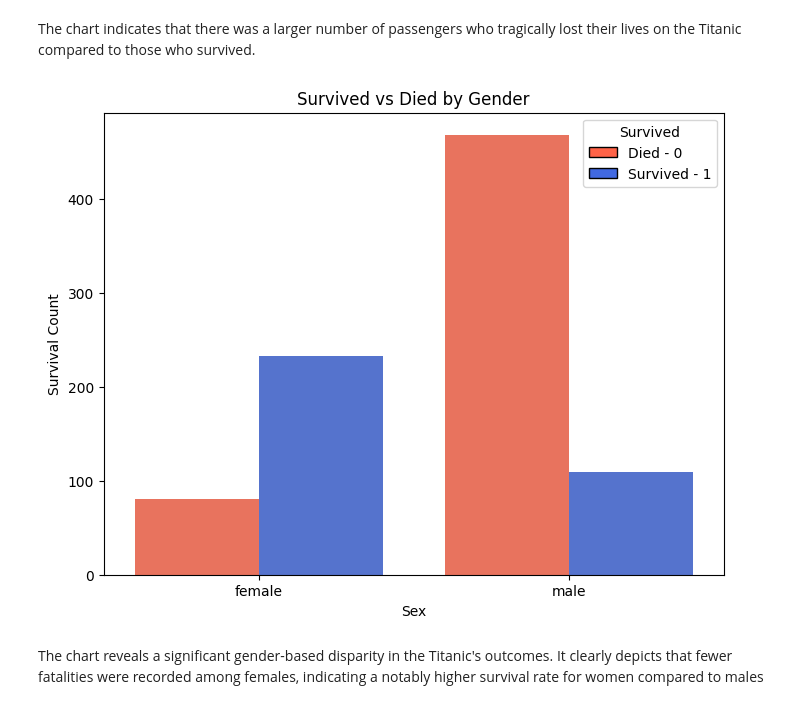
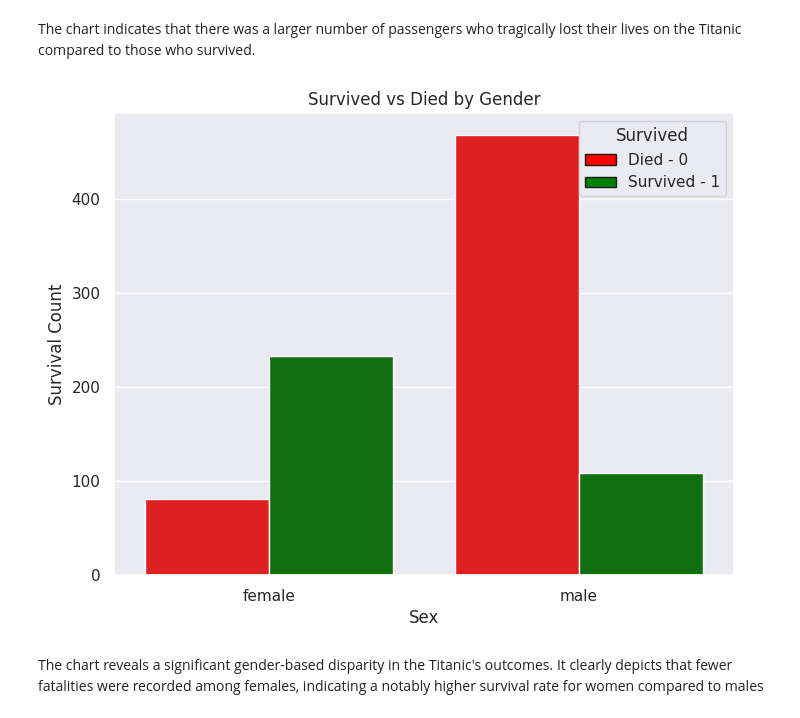
Before and after one commit to harrisonacha/SQLProjectHub, a Jupyter notebook: Titanic_Data_Set.ipynb, the cells around one changed output. Saved outputs shown, nothing was run; the diff lists cells and outputs as text; code cells hidden in the pictures.

```diff
--- a/Titanic_Data_Set.ipynb
+++ b/Titanic_Data_Set.ipynb
@@ -216,0 +224,16 @@ plt.show()
+# %%
+# Graph of Survivors by the Embarkation Point
+plt.figure(figsize=(6,4))
+sns.set(style="darkgrid")
+colour = ["red", "green"]
+ax = sns.barplot(x = "Embarked", y = "Percentage", data=embark, hue="Survived", palette=colour)
+
+# Set Titles and Labels
+ax.set_title("Percentage of Survivors by Embarkation Point", weight="semibold")
+ax.set_xticklabels(["Cherbourg, France", "Queenstown, Ireland", "Southampton, UK"], rotation=15, fontweight="semibold")
+ax.set_xlabel("Embarkation Point")
+ax.set_ylabel("Survival Percentage")
+
+# Format Y-axis tick labels
+vals = ax.get_yticks()
+ax.set_yticklabels([f"{int(x)}%" for x in vals], fontweight="semibold")
@@ -248,27 +280,27 @@ plt.show()
 The chart indicates that there was a larger number of passengers who tragically lost their lives on the Titanic compared to those who survived.
 # %%
 # Define colors
-colors = ['tomato', 'royalblue']
+colors = ['red', 'green']
 
 # Group by 'Sex' and 'Survived' and calculate value counts
 data = df.groupby(['Sex', 'Survived']).size().reset_index(name='Count')
 
 # Create a bar plot using Seaborn
 plt.figure(figsize=(8, 6))
 sns.barplot(x='Sex', y='Count', hue='Survived', data=data, palette=colors)
 
 # Set labels and title
 plt.ylabel('Survival Count')
 plt.xlabel('Sex')
 plt.title('Survived vs Died by Gender')
 
 # Create legend
 handles = [plt.Rectangle((0, 0), 1, 1, color=colors[i], ec="k") for i in range(len(colors))]
 labels = ['Died - 0', 'Survived - 1']
 plt.legend(handles, labels, title='Survived')
 
 plt.show()
 # %% [output]
-[figure, old version]
+[figure, new version]
 # %% [markdown]
 The chart reveals a significant gender-based disparity in the Titanic's outcomes. It clearly depicts that fewer fatalities were recorded among females, indicating a notably higher survival rate for women compared to males
```
Also changed, not shown: parts of 7 cells of this notebook.
